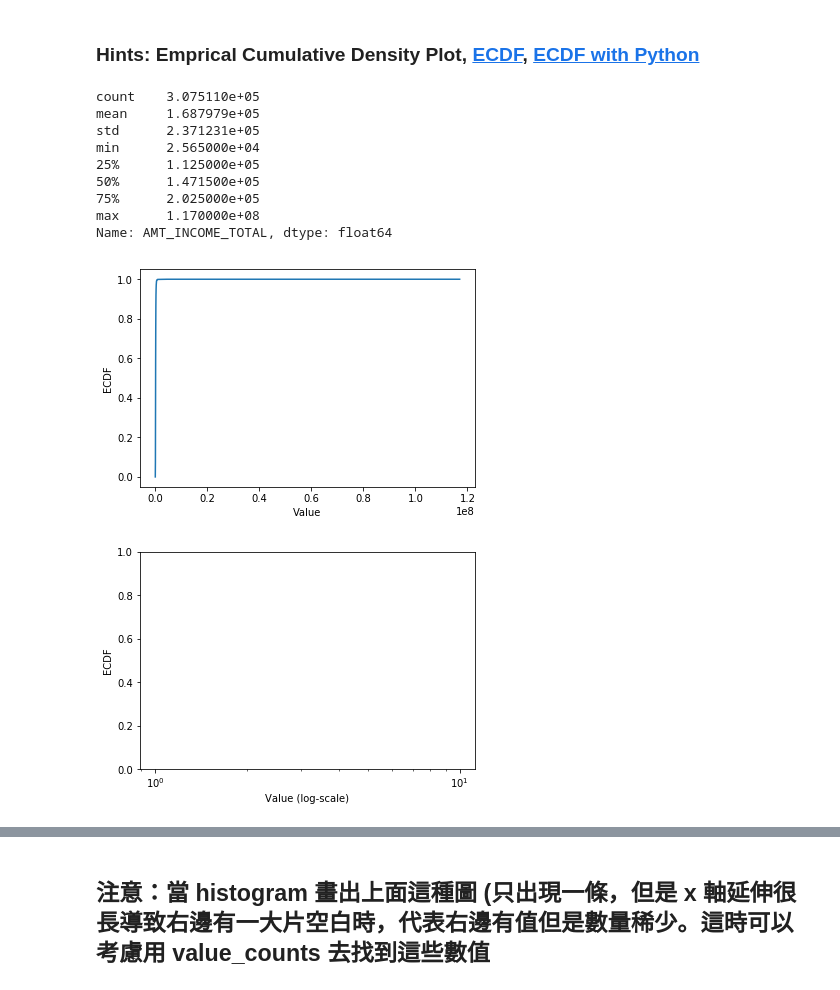
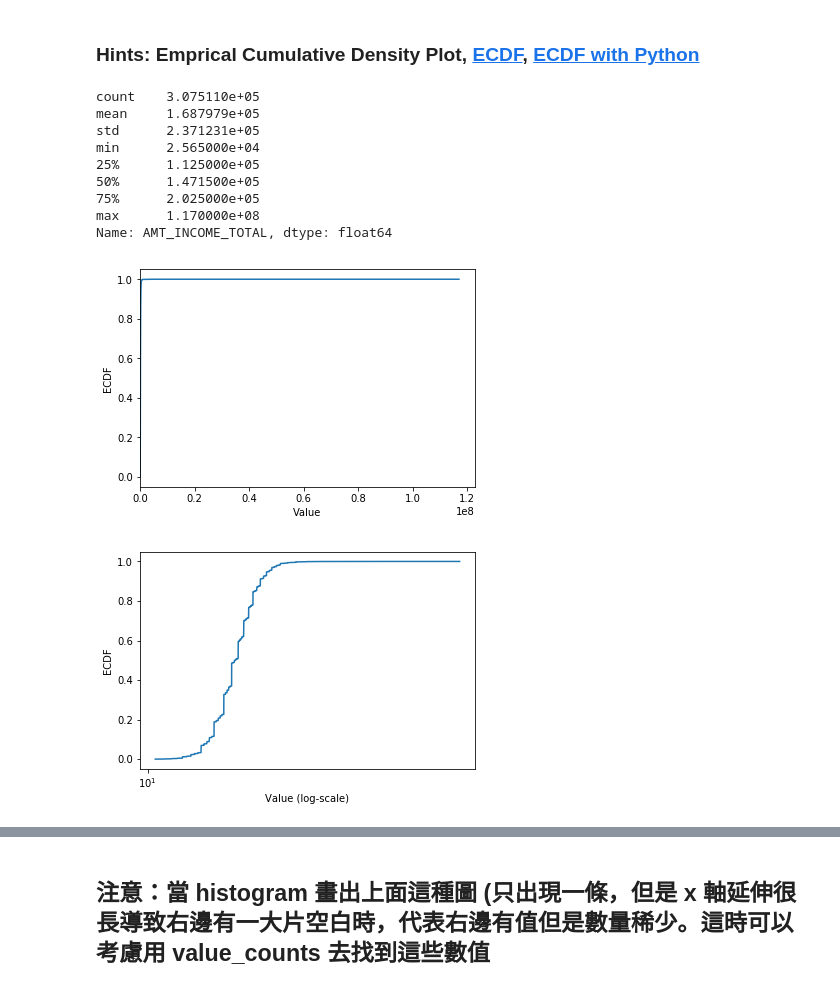
Before and after one commit to michaelc168/ML100, a Jupyter notebook: Day_006_HW.ipynb, the cells around one changed output, grey strips where cells are left out. Cells and saved outputs as stored; diff of their text form; code cells hidden in the pictures.

```diff
--- a/Day_006_HW.ipynb
+++ b/Day_006_HW.ipynb
@@ -92,45 +87,41 @@ def ecdf(data):
 # 最大值離平均與中位數很遠
 print(app_train['AMT_INCOME_TOTAL'].describe())
 
 # 繪製 Empirical Cumulative Density Plot (ECDF)
 """
 YOUR CODE HERE
 """
-# cdf = app_train['AMT_INCOME_TOTAL'].sort_values().reset_index(drop = True)
-x, y = ecdf(app_train['AMT_INCOME_TOTAL'])
+cdf = app_train['AMT_INCOME_TOTAL'].value_counts().sort_index().cumsum()
 
-# # plt.plot(list(cdf.index), cdf/cdf.max())
-plt.plot(x,y)
+plt.plot(list(cdf.index), cdf/cdf.max())
 plt.xlabel('Value')
 plt.ylabel('ECDF')
-# plt.xlim([cdf.index.min(), cdf.index.max() * 1.05]) # 限制顯示圖片的範圍
-# plt.ylim([-0.05,1.05]) # 限制顯示圖片的範圍
+plt.xlim([cdf.index.min(), cdf.index.max() * 1.05]) # 限制顯示圖片的範圍
+plt.ylim([-0.05,1.05]) # 限制顯示圖片的範圍
 
 plt.show()
 
 # 改變 y 軸的 Scale, 讓我們可以正常檢視 ECDF
-# # plt.plot(np.log(list(cdf.index)), cdf/cdf.max())
-# plt.plot(np.log(cdf), cdf.index/len(cdf))
-x, y = ecdf(app_train['AMT_INCOME_TOTAL'])
+plt.plot(np.log(list(cdf.index)), cdf/cdf.max())
 plt.xscale('log')
 plt.xlabel('Value (log-scale)')
 plt.ylabel('ECDF')
 
-# plt.ylim([-0.05,1.05]) # 限制顯示圖片的範圍
+plt.ylim([-0.05,1.05]) # 限制顯示圖片的範圍
 
 plt.show()
 # %% [output]
 count    3.075110e+05
 mean     1.687979e+05
 std      2.371231e+05
 min      2.565000e+04
 25%      1.125000e+05
 50%      1.471500e+05
 75%      2.025000e+05
 max      1.170000e+08
 Name: AMT_INCOME_TOTAL, dtype: float64
-[figure, old version]
+[figure, new version]
-[figure, old version]
+[figure, new version]
 # %% [markdown]
 ## 補充：Normal dist 的 ECDF
 ![ecdf_normal](https://au.mathworks.com/help/examples/stats/win64/PlotEmpiricalCdfAndCompareWithSamplingDistributionExample_01.png)
```
Also changed, not shown: parts of 3 cells of this notebook.
